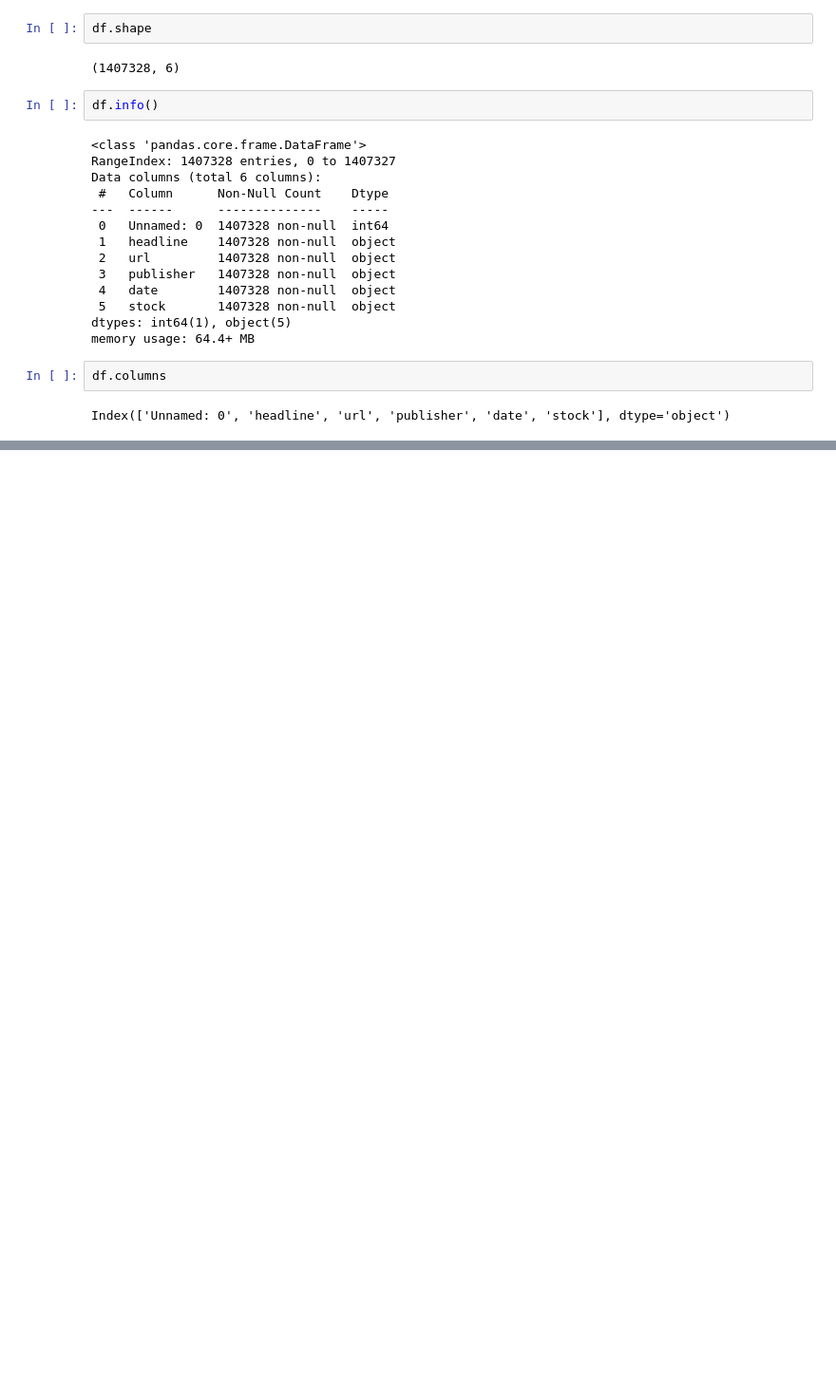
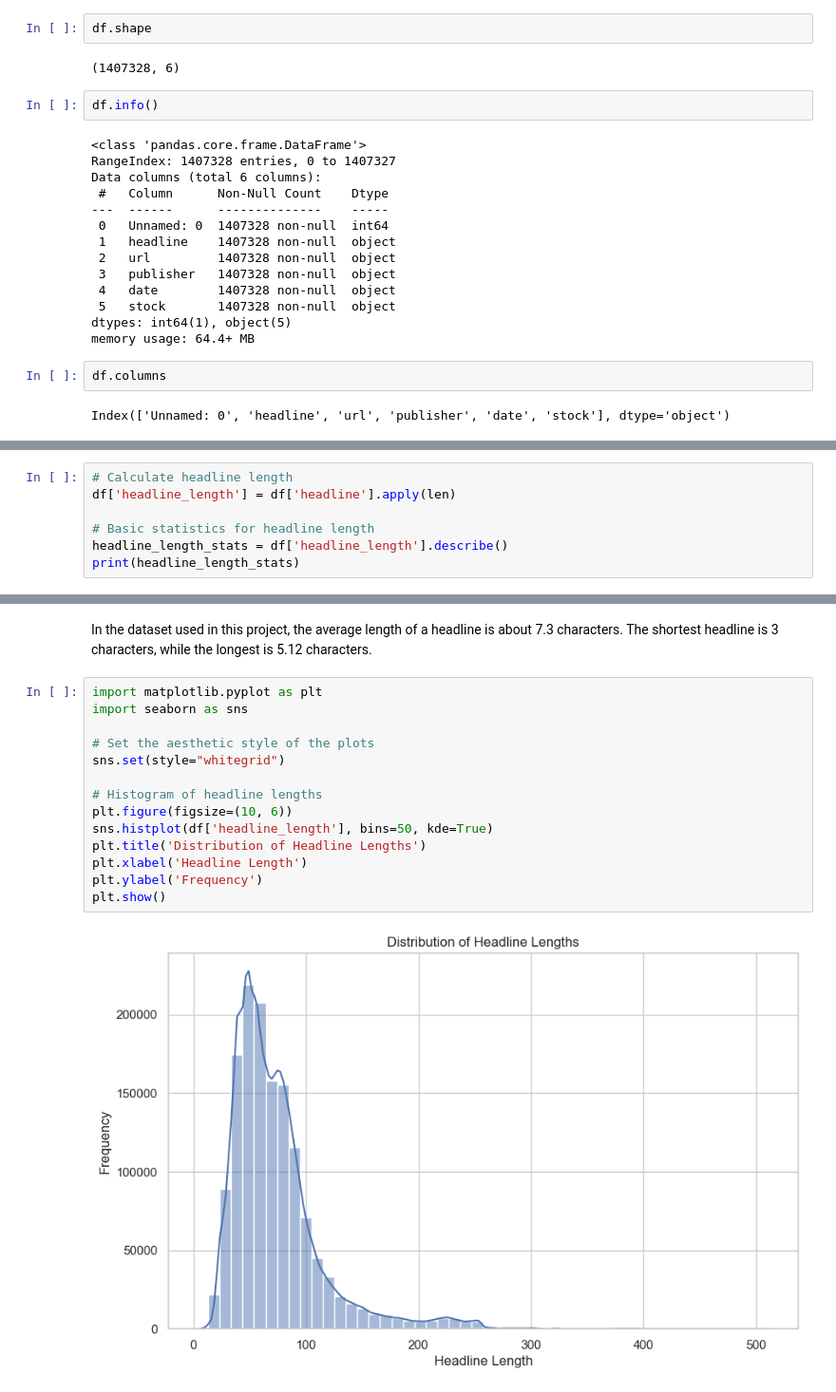
Before and after one commit to Getachew0557/Leveraging-AI-Techniques-for-Financial-News-Sentiment-Analysis-and-Stock-Prediction, a Jupyter notebook: notebooks/model.ipynb, the cells around one changed output, grey strips where cells are left out. Shown at 95% size. Saved outputs shown, nothing was run; the diff lists cells and outputs as text; blank space fills up the shorter version.

Commit message:
The descriptive statistics have been done

```diff
--- a/notebooks/model.ipynb
+++ b/notebooks/model.ipynb
@@ -52,0 +81,7 @@ Name: date, dtype: object
+# %%
+# Calculate headline length
+df['headline_length'] = df['headline'].apply(len)
+
+# Basic statistics for headline length
+headline_length_stats = df['headline_length'].describe()
+print(headline_length_stats)
@@ -52,0 +98,19 @@ Name: date, dtype: object
+# %% [markdown]
+In the dataset used in this project, the average length of a headline is about 7.3 characters.
+The shortest headline is 3 characters, while the longest is 5.12 characters.
+# %%
+import matplotlib.pyplot as plt
+import seaborn as sns
+
+# Set the aesthetic style of the plots
+sns.set(style="whitegrid")
+
+# Histogram of headline lengths
+plt.figure(figsize=(10, 6))
+sns.histplot(df['headline_length'], bins=50, kde=True)
+plt.title('Distribution of Headline Lengths')
+plt.xlabel('Headline Length')
+plt.ylabel('Frequency')
+plt.show()
+# %% [output]
+[figure, added]
```
Also changed, not shown: parts of 27 cells of this notebook, 1 other file.
